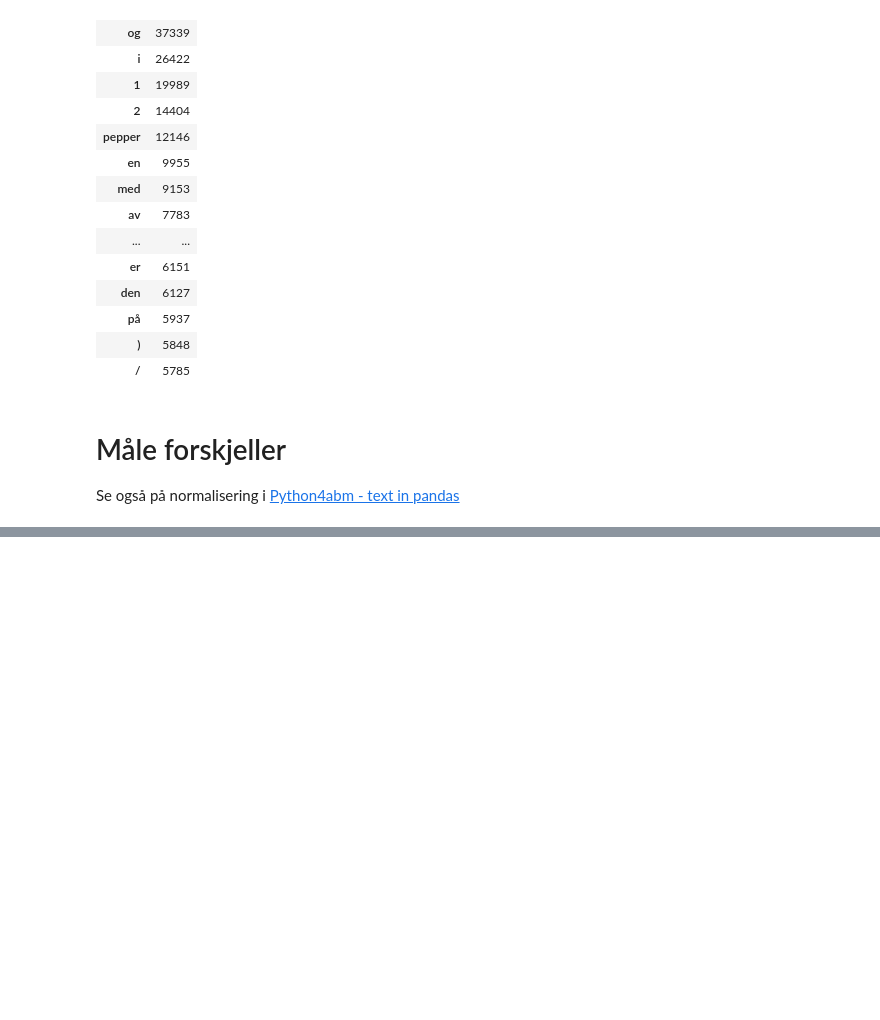
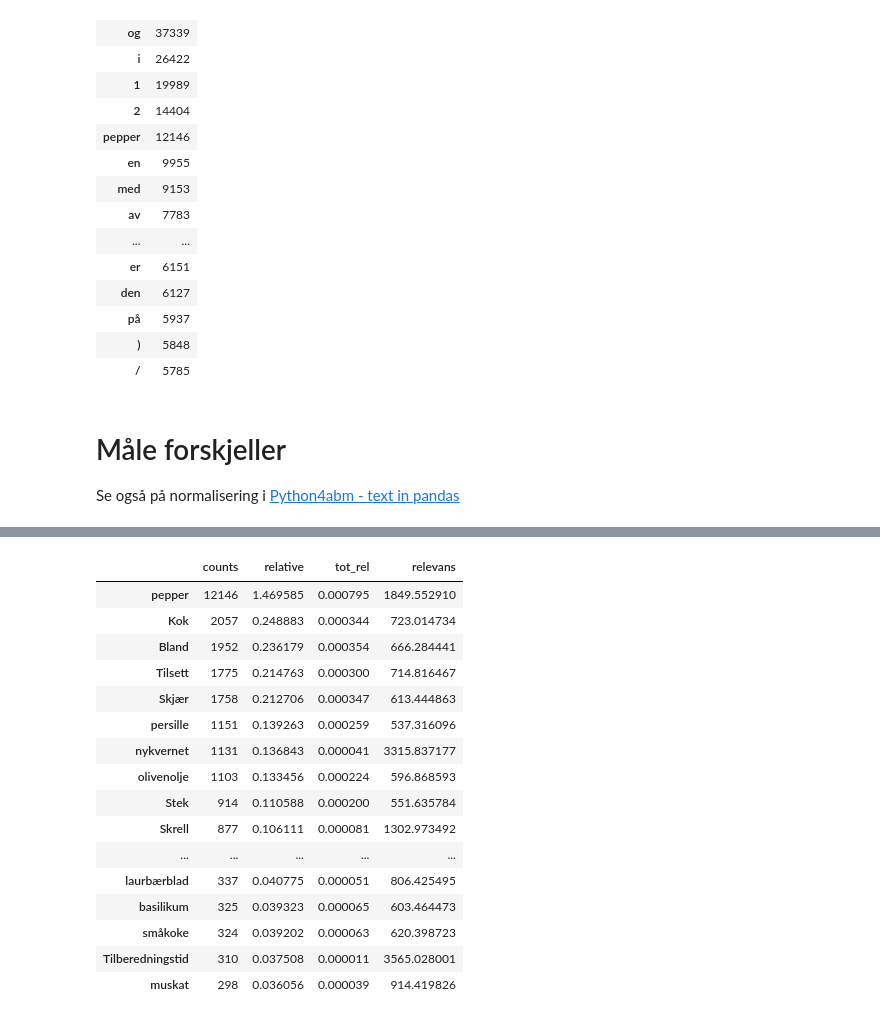
Before and after one commit to Yoonsen/DHKO, a Jupyter notebook: DHKO2024.ipynb, the cells around one changed output, grey strips where cells are left out. Saved outputs shown, nothing was run; the diff lists cells and outputs as text; code cells hidden in the pictures; blank space fills up the shorter version.

```diff
--- a/DHKO2024.ipynb
+++ b/DHKO2024.ipynb
@@ -171,0 +271,20 @@ AttributeError: 'Series' object has no attribute 'normalize_values'
+# %%
+data[data['relevans']>= 500].sort_values(by='counts', ascending=False).head(20)
+# %% [output]
+|  | counts | relative | tot_rel | relevans |
+| pepper | 12146 | 1.469585 | 0.000795 | 1849.552910 |
+| Kok | 2057 | 0.248883 | 0.000344 | 723.014734 |
+| Bland | 1952 | 0.236179 | 0.000354 | 666.284441 |
+| Tilsett | 1775 | 0.214763 | 0.000300 | 714.816467 |
+| Skjær | 1758 | 0.212706 | 0.000347 | 613.444863 |
+| persille | 1151 | 0.139263 | 0.000259 | 537.316096 |
+| nykvernet | 1131 | 0.136843 | 0.000041 | 3315.837177 |
+| olivenolje | 1103 | 0.133456 | 0.000224 | 596.868593 |
+| Stek | 914 | 0.110588 | 0.000200 | 551.635784 |
+| Skrell | 877 | 0.106111 | 0.000081 | 1302.973492 |
+| ... | ... | ... | ... | ... |
+| laurbærblad | 337 | 0.040775 | 0.000051 | 806.425495 |
+| basilikum | 325 | 0.039323 | 0.000065 | 603.464473 |
+| småkoke | 324 | 0.039202 | 0.000063 | 620.398723 |
+| Tilberedningstid | 310 | 0.037508 | 0.000011 | 3565.028001 |
+| muskat | 298 | 0.036056 | 0.000039 | 914.419826 |
```
Also changed, not shown: parts of 19 cells of this notebook.
